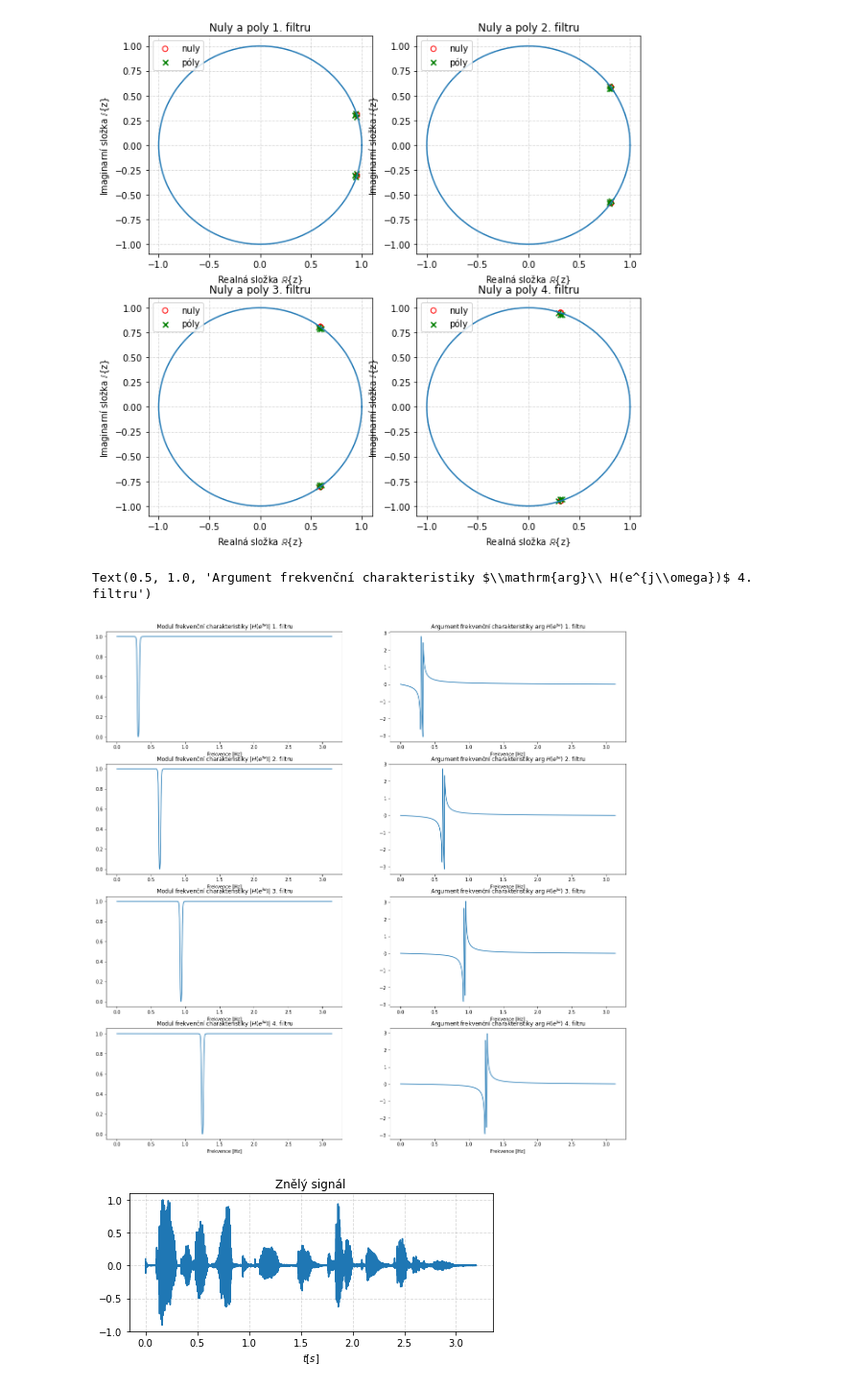
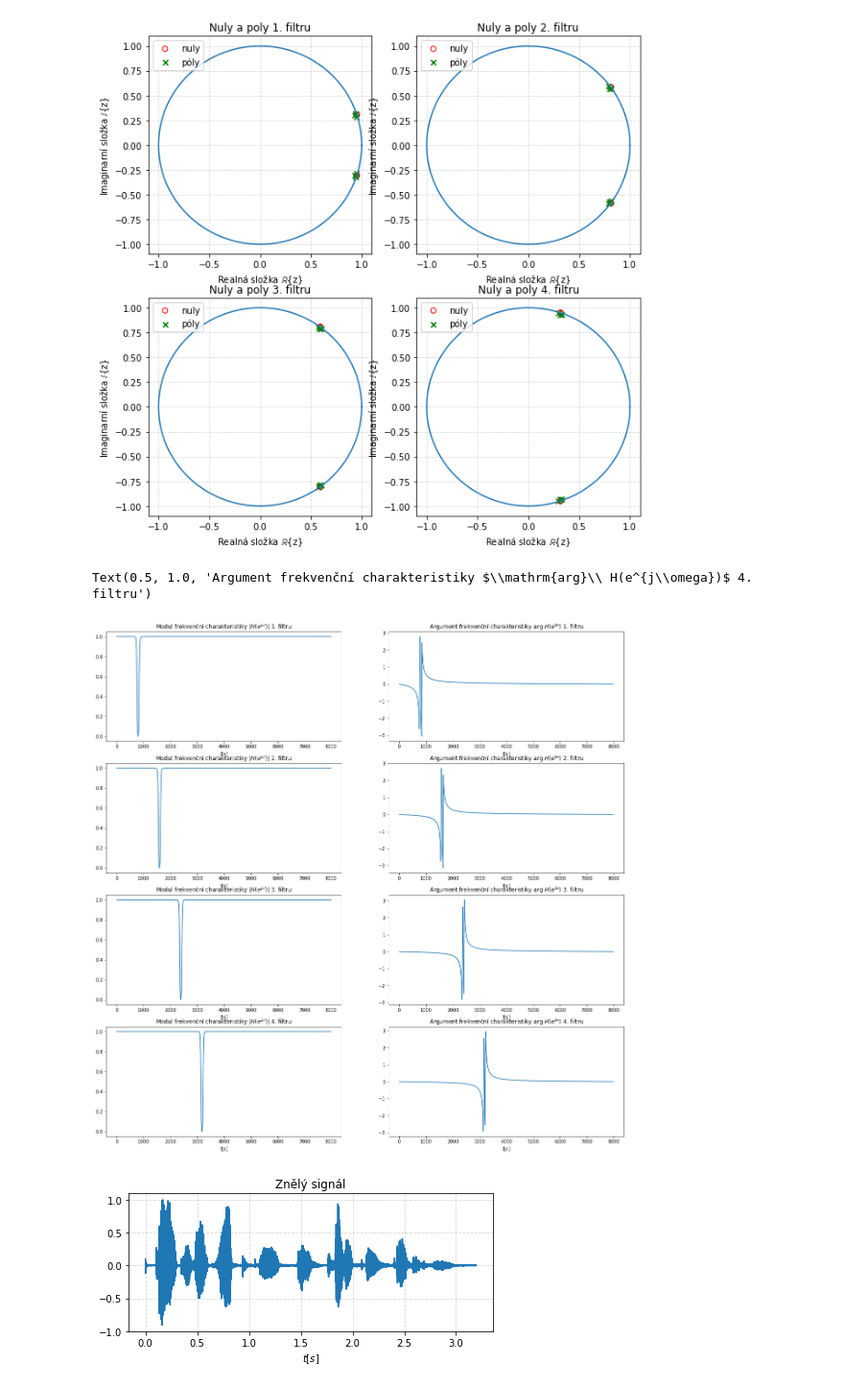
Before and after one commit to adamkankovsky/ISS_Projekt, a Jupyter notebook: ISSproj.ipynb, the cells around one changed output. Shown at 96% size. Drawn from its saved outputs; the diff is of its cells as text; code cells hidden in the pictures.

```diff
--- a/ISSproj.ipynb
+++ b/ISSproj.ipynb
@@ -202,44 +202,45 @@ Text(0.5, 1.0, 'Nuly a poly 4. filtru')
 [figure]
 # %%
 _, ax = plt.subplots(4, 2, figsize=(20,20))
+axis = np.arange(512) / 512 * fs /2
 w, H = freqz(b_s[0], a_s[0])
-ax[0, 0].plot(w, np.abs(H))
+ax[0, 0].plot(axis, np.abs(H))
 ax[0, 0].set_xlabel('$t[s]$')
 ax[0, 0].set_title('Modul frekvenční charakteristiky $|H(e^{j\omega})|$ 1. filtru')
 
-ax[0, 1].plot(w, np.angle(H))
+ax[0, 1].plot(axis, np.angle(H))
 ax[0, 1].set_xlabel('$t[s]$')
 ax[0, 1].set_title('Argument frekvenční charakteristiky $\mathrm{arg}\ H(e^{j\omega})$ 1. filtru')
 
 w, H = freqz(b_s[1], a_s[1])
-ax[1, 0].plot(w, np.abs(H))
+ax[1, 0].plot(axis, np.abs(H))
 ax[1, 0].set_xlabel('$t[s]$')
 ax[1, 0].set_title('Modul frekvenční charakteristiky $|H(e^{j\omega})|$ 2. filtru')
 
-ax[1, 1].plot(w, np.angle(H))
+ax[1, 1].plot(axis, np.angle(H))
 ax[1, 1].set_xlabel('$t[s]$')
 ax[1, 1].set_title('Argument frekvenční charakteristiky $\mathrm{arg}\ H(e^{j\omega})$ 2. filtru')
 
 w, H = freqz(b_s[2], a_s[2])
-ax[2, 0].plot(w, np.abs(H))
+ax[2, 0].plot(axis, np.abs(H))
 ax[2, 0].set_xlabel('$t[s]$')
 ax[2, 0].set_title('Modul frekvenční charakteristiky $|H(e^{j\omega})|$ 3. filtru')
 
-ax[2, 1].plot(w, np.angle(H))
+ax[2, 1].plot(axis, np.angle(H))
 ax[2, 1].set_xlabel('$t[s]$')
 ax[2, 1].set_title('Argument frekvenční charakteristiky $\mathrm{arg}\ H(e^{j\omega})$ 3. filtru')
 
 w, H = freqz(b_s[3], a_s[3])
-ax[3, 0].plot(w, np.abs(H))
+ax[3, 0].plot(axis, np.abs(H))
 ax[3, 0].set_xlabel('$t[s]$')
 ax[3, 0].set_title('Modul frekvenční charakteristiky $|H(e^{j\omega})|$ 4. filtru')
 
-ax[3, 1].plot(w, np.angle(H))
+ax[3, 1].plot(axis, np.angle(H))
 ax[3, 1].set_xlabel('$t[s]$')
 ax[3, 1].set_title('Argument frekvenční charakteristiky $\mathrm{arg}\ H(e^{j\omega})$ 4. filtru')
 # %% [output]
 Text(0.5, 1.0, 'Argument frekvenční charakteristiky $\\mathrm{arg}\\ H(e^{j\\omega})$ 4. filtru')
-[figure, old version]
+[figure, new version]
 # %%
 filtred = s
 for i in range(4):
```
Also changed, not shown: parts of 1 cell of this notebook.
